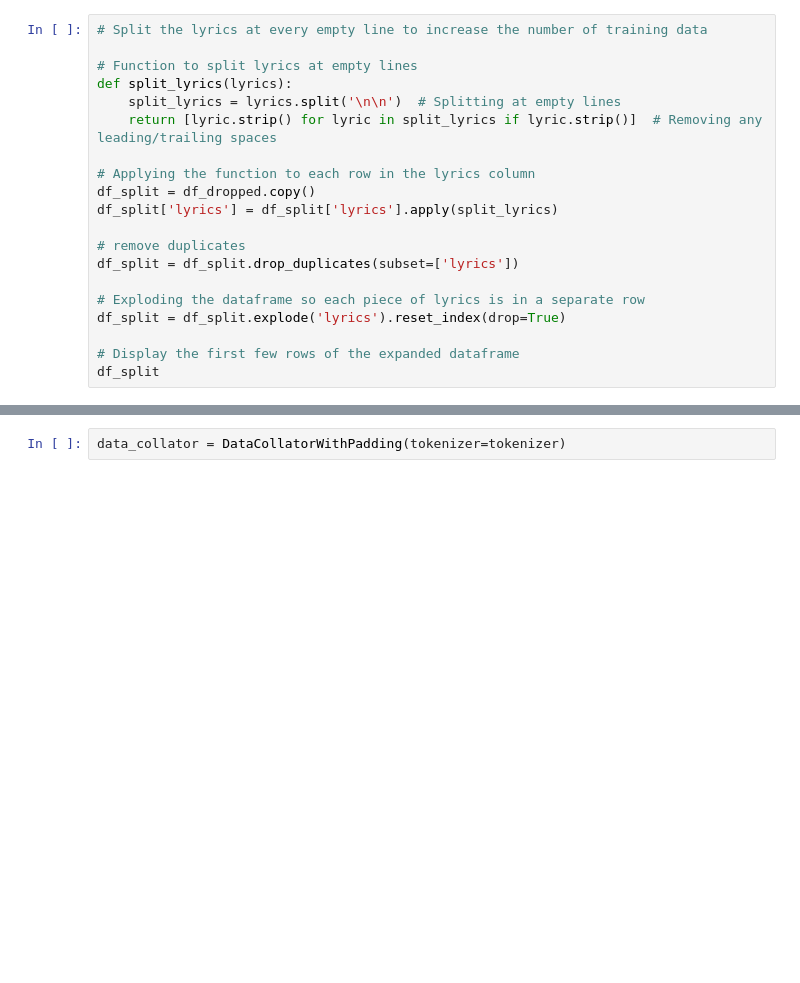
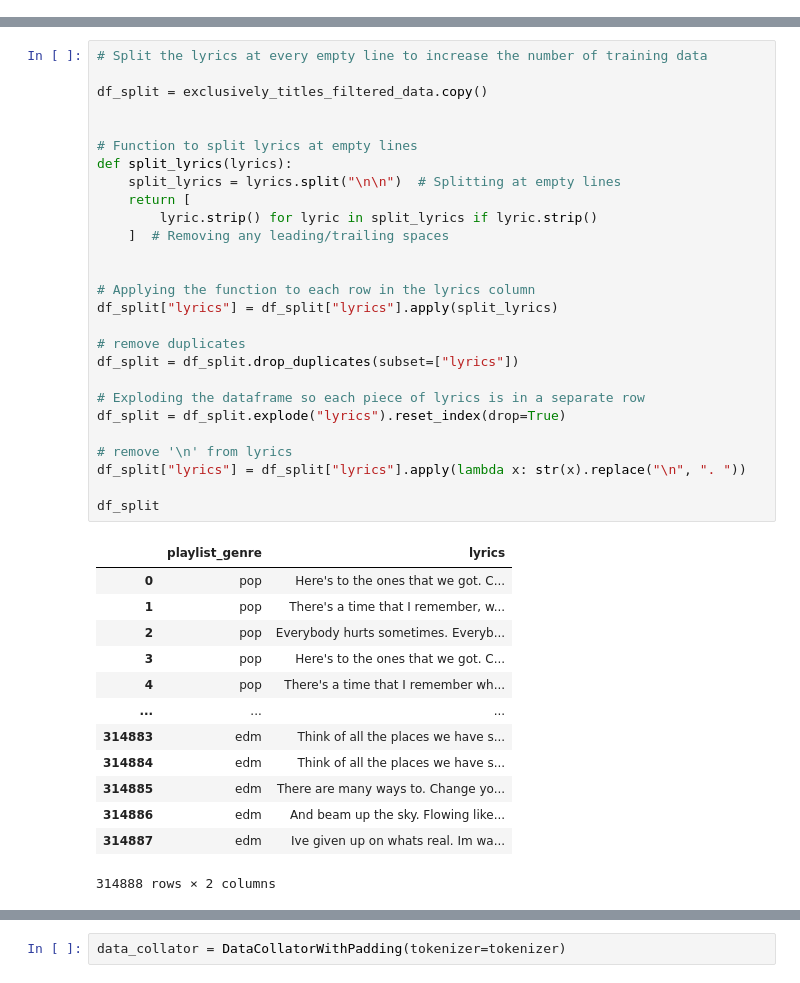
Before and after one commit to RaykKretzschmar/LyricGenrePrediction, a Jupyter notebook: LyricGenrePrediction.ipynb, the cells around one changed output, grey strips where cells are left out. Drawn from its saved outputs; the diff is of its cells as text; blank space fills up the shorter version.

```diff
--- a/LyricGenrePrediction.ipynb
+++ b/LyricGenrePrediction.ipynb
@@ -230,20 +6,0 @@ df_dropped.to_csv('genreXlyrics.csv', index=False)
-# %%
-# Split the lyrics at every empty line to increase the number of training data
-
-# Function to split lyrics at empty lines
-def split_lyrics(lyrics):
-    split_lyrics = lyrics.split('\n\n')  # Splitting at empty lines
-    return [lyric.strip() for lyric in split_lyrics if lyric.strip()]  # Removing any leading/trailing spaces
-
-# Applying the function to each row in the lyrics column
-df_split = df_dropped.copy()
-df_split['lyrics'] = df_split['lyrics'].apply(split_lyrics)
-
-# remove duplicates
-df_split = df_split.drop_duplicates(subset=['lyrics'])
-
-# Exploding the dataframe so each piece of lyrics is in a separate row
-df_split = df_split.explode('lyrics').reset_index(drop=True)
-
-# Display the first few rows of the expanded dataframe
-df_split
@@ -416,0 +266,41 @@ DatasetDict({
+# %%
+# Split the lyrics at every empty line to increase the number of training data
+
+df_split = exclusively_titles_filtered_data.copy()
+
+
+# Function to split lyrics at empty lines
+def split_lyrics(lyrics):
+    split_lyrics = lyrics.split("\n\n")  # Splitting at empty lines
+    return [
+        lyric.strip() for lyric in split_lyrics if lyric.strip()
+    ]  # Removing any leading/trailing spaces
+
+
+# Applying the function to each row in the lyrics column
+df_split["lyrics"] = df_split["lyrics"].apply(split_lyrics)
+
+# remove duplicates
+df_split = df_split.drop_duplicates(subset=["lyrics"])
+
+# Exploding the dataframe so each piece of lyrics is in a separate row
+df_split = df_split.explode("lyrics").reset_index(drop=True)
+
+# remove '\n' from lyrics
+df_split["lyrics"] = df_split["lyrics"].apply(lambda x: str(x).replace("\n", ". "))
+
+df_split
+# %% [output]
+|  | playlist_genre | lyrics |
+| 0 | pop | Here's to the ones that we got. C... |
+| 1 | pop | There's a time that I remember, w... |
+| 2 | pop | Everybody hurts sometimes. Everyb... |
+| 3 | pop | Here's to the ones that we got. C... |
+| 4 | pop | There's a time that I remember wh... |
+| ... | ... | ... |
+| 314883 | edm | Think of all the places we have s... |
+| 314884 | edm | Think of all the places we have s... |
+| 314885 | edm | There are many ways to. Change yo... |
+| 314886 | edm | And beam up the sky. Flowing like... |
+| 314887 | edm | Ive given up on whats real. Im wa... |
+314888 rows × 2 columns
```
Also changed, not shown: parts of 46 cells of this notebook, 1 other file.
